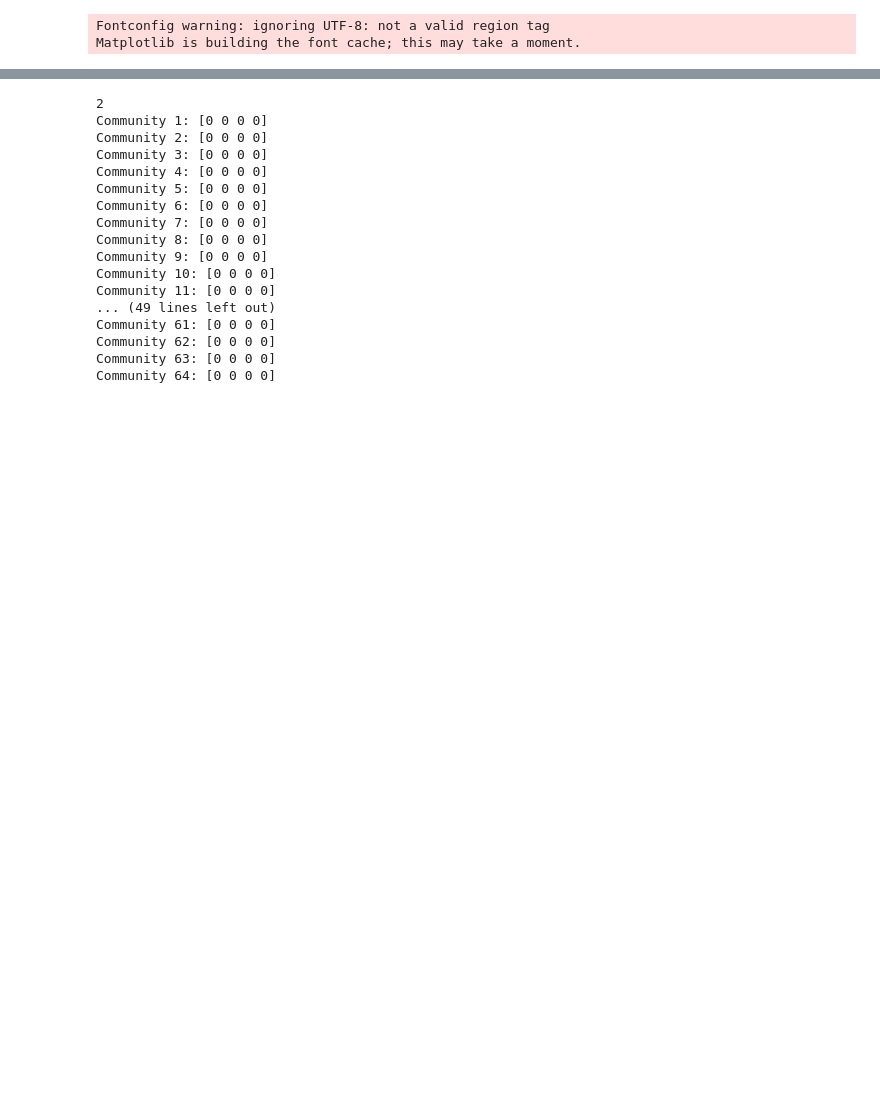
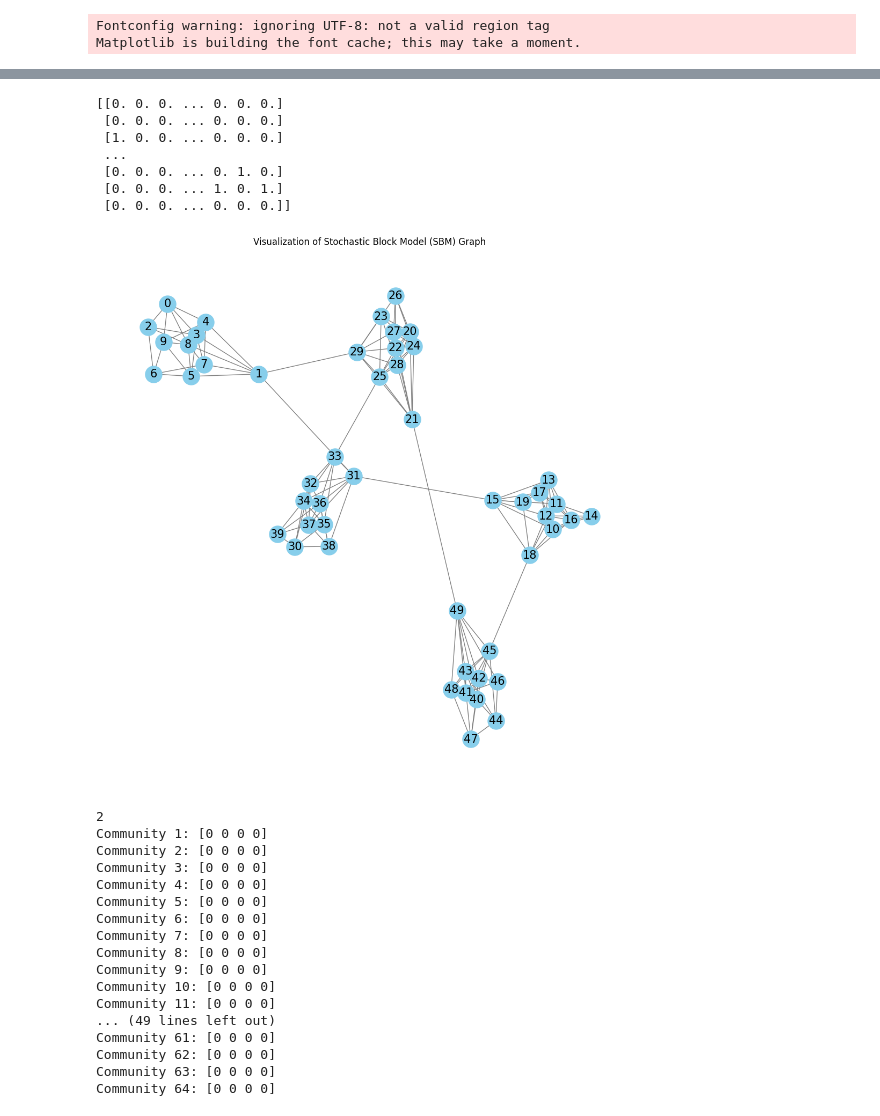
Before and after one commit to utk7arsh/Adaptive-testing-for-infection-spread, a Jupyter notebook: ECE134Project.ipynb, the cells around one changed output, grey strips where cells are left out. Cells and saved outputs as stored; diff of their text form; code cells hidden in the pictures; blank space fills up the shorter version.

```diff
--- a/ECE134Project.ipynb
+++ b/ECE134Project.ipynb
@@ -37,3 +35,21 @@ visualize_graph(G)
+# %%
+N = 50  # Total number of nodes
+M = 5    # Number of communities
+q0 = 0.4 # Intra-community connection probability
+q1 = 0.01 # Inter-community connection probability
+
+G = SBM(N, M, q0, q1)
+print(G)   # in latest networkx documentation, using print(G) works same as print(nx.info(G))
+visualize_graph(G)
+# %% [output]
+[[0. 0. 0. ... 0. 0. 0.]
+ [0. 0. 0. ... 0. 0. 0.]
+ [1. 0. 0. ... 0. 0. 0.]
+ ...
+ [0. 0. 0. ... 0. 1. 0.]
+ [0. 0. 0. ... 1. 0. 1.]
+ [0. 0. 0. ... 0. 0. 0.]]
+[figure, added]
 # %%
 def infect_step(G, p1, individuals, N):
     '''The function serves as the infection model for each day.
```
Also changed, not shown: parts of 2 cells of this notebook, 1 other file.
